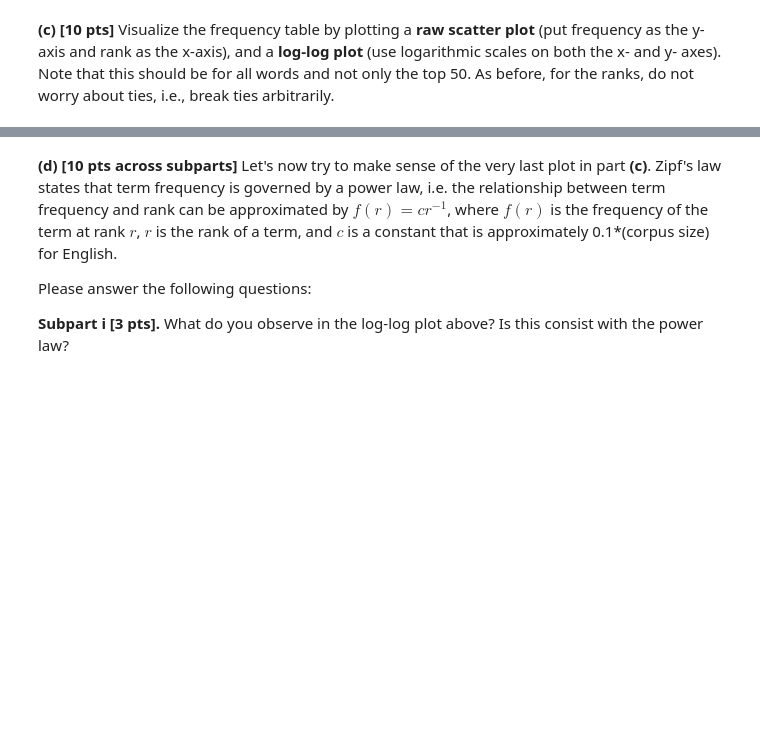
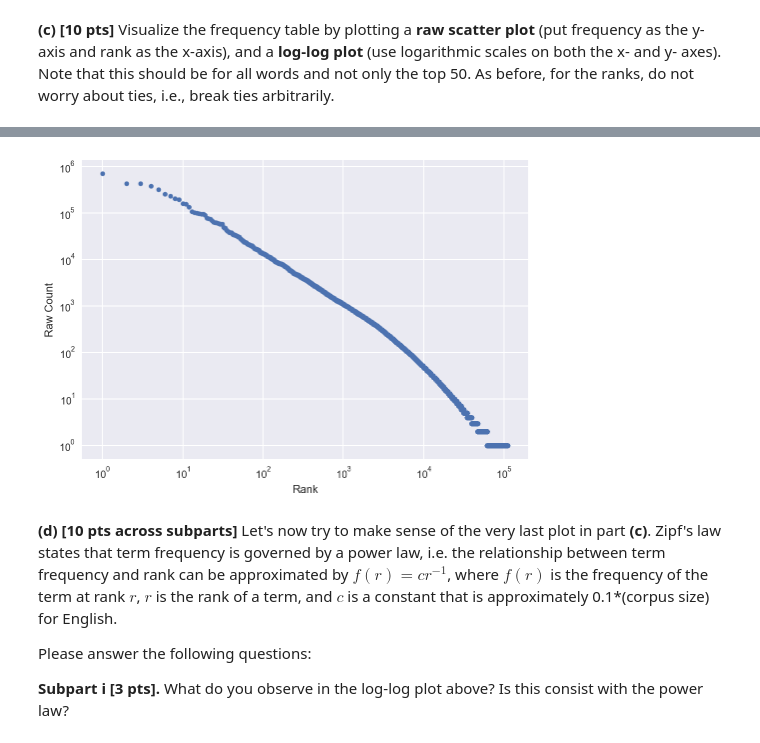
Before and after one commit to kirtiman24/Identification-of-relationship-between-entities, a Jupyter notebook: HW1.ipynb, the cells around one changed output, grey strips where cells are left out. Saved outputs shown, nothing was run; the diff lists cells and outputs as text; code cells hidden in the pictures; blank space fills up the shorter version.

```diff
--- a/HW1.ipynb
+++ b/HW1.ipynb
@@ -150,3 +288,20 @@ if re.match('[a-zA-Z]+$', 'Tesla'):
+# %%
+%matplotlib inline
+import matplotlib.pyplot as plt
+import numpy as np
+plt.style.use('seaborn')
+%config InlineBackend.figure_format = 'retina'
+freq_table.plot.scatter('Rank', 'Raw Count')
+axis = plt.gca()
+axis.set_xscale('log')
+axis.set_yscale('log')
+
+# Log-log plot
+########################################################################
+######################### Write your code here #########################
+########################################################################
+# %% [output]
+[figure, added]
 # %% [markdown]
 **(d) [10 pts across subparts]** Let's now try to make sense of the very last plot in part **(c)**. Zipf's law states that term frequency is governed by a power law, i.e. the relationship between term frequency and rank can be approximated by $f(r) = cr^{-1}$, where $f(r)$ is the frequency of the term at rank $r$, $r$ is the rank of a term, and $c$ is a constant that is approximately 0.1*(corpus size) for English.
 
```
Also changed, not shown: parts of 24 cells of this notebook.
